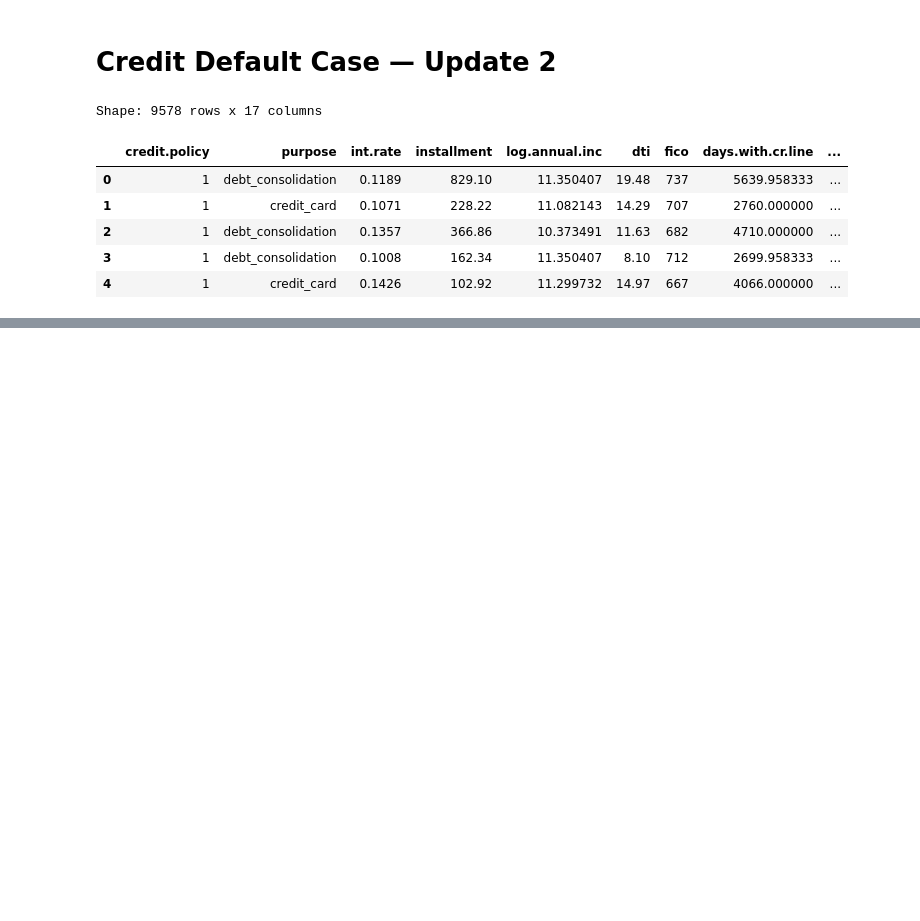
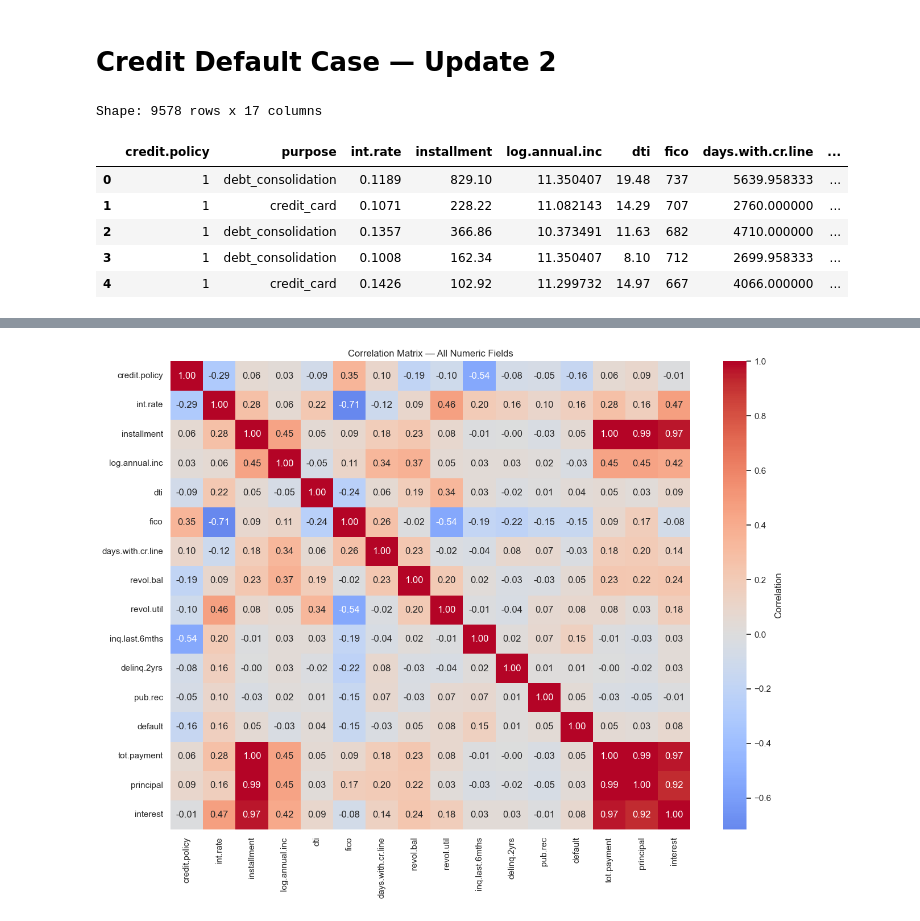
Before and after one commit to JLaniado/credit_ete_analysis, a Jupyter notebook: U2/notebooks/Credit_Default_Update2.ipynb, the cells around one changed output, grey strips where cells are left out. Saved outputs shown, nothing was run; the diff lists cells and outputs as text; code cells hidden in the pictures; blank space fills up the shorter version.

```diff
--- a/U2/notebooks/Credit_Default_Update2.ipynb
+++ b/U2/notebooks/Credit_Default_Update2.ipynb
@@ -24,0 +31,12 @@ Shape: 9578 rows x 17 columns
+# %%
+numeric_cols = df.select_dtypes(include=[np.number]).columns.tolist()
+corr = df[numeric_cols].corr()
+
+plt.figure(figsize=(13, 10))
+sns.heatmap(corr, annot=True, cmap='coolwarm', fmt=".2f", center=0,
+            cbar_kws={'label': 'Correlation'})
+plt.title('Correlation Matrix — All Numeric Fields')
+plt.tight_layout()
+plt.show()
+# %% [output]
+[figure, added]
```
Also changed, not shown: parts of 6 cells of this notebook.
